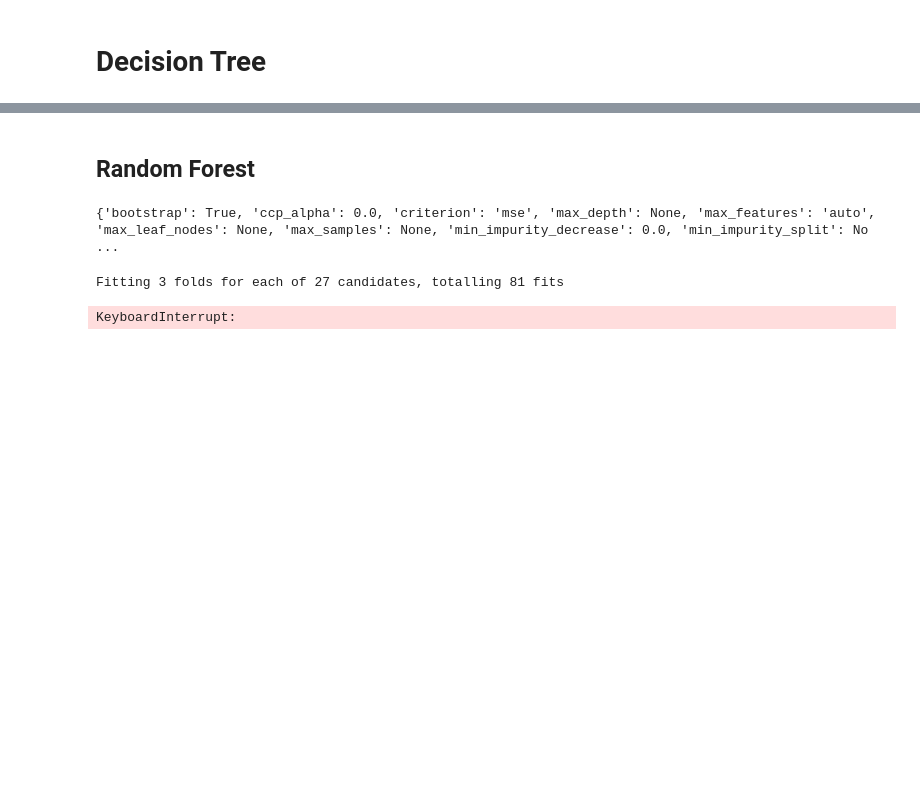
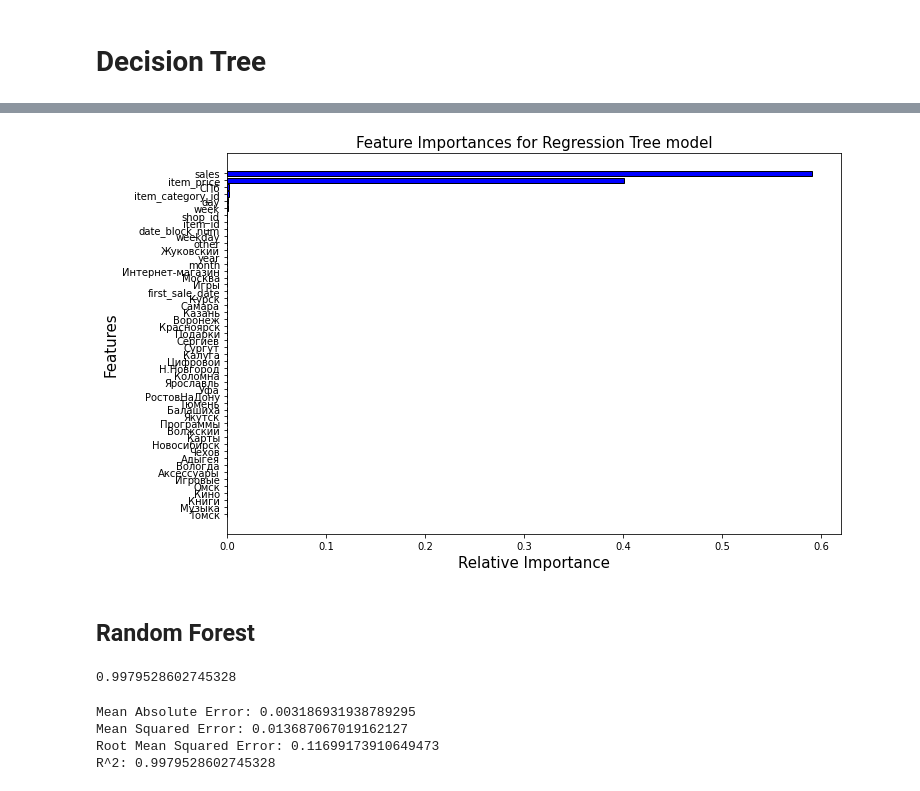
Before and after one commit to SahraR/Springboard, a Jupyter notebook: Capstone Project 3/competitive-data-science-predict-future-sales/Modeling.ipynb, the cells around one changed output, grey strips where cells are left out. Saved outputs shown, nothing was run; the diff lists cells and outputs as text; code cells hidden in the pictures; blank space fills up the shorter version.

```diff
--- a/Capstone Project 3/competitive-data-science-predict-future-sales/Modeling.ipynb
+++ b/Capstone Project 3/competitive-data-science-predict-future-sales/Modeling.ipynb
@@ -333,0 +268,6 @@ Text(0, 0.5, 'Predicted values')
+# %%
+# create feature importance
+tree_df = pd.DataFrame({'Feature Names': X_train.columns, 'Importance': regressor.feature_importances_})
+tree_df = tree_df.sort_values(by='Importance', ascending=True)
+tree_df.reset_index(inplace=True)
+tree_df.tail(20)
@@ -334,43 +292,12 @@ Text(0, 0.5, 'Predicted values')
+# %%
+# Visual comparison:
+plt.figure(figsize=(11,7))
+_= plt.barh(tree_df['Feature Names'], tree_df['Importance'], align='center', color='blue', edgecolor='k')
+plt.xlabel('Relative Importance',fontsize=15)
+plt.ylabel('Features',fontsize=15)
+plt.title('Feature Importances for Regression Tree model', fontsize=15)
+plt.show()
+# %% [output]
+[figure, added]
 # %% [markdown]
 ## Random Forest
-# %%
-# Import RandomForestRegressor
-from sklearn.ensemble import RandomForestRegressor
-
-# Set seed for reproducibility
-SEED = 1
-
-# Instantiate a random forests regressor
-rf = RandomForestRegressor(random_state = SEED)
-
-# Print out hyperparameters
-print(rf.get_params())
-# %% [output]
-{'bootstrap': True, 'ccp_alpha': 0.0, 'criterion': 'mse', 'max_depth': None, 'max_features': 'auto', 'max_leaf_nodes': None, 'max_samples': None, 'min_impurity_decrease': 0.0, 'min_impurity_split': No ...
-# %%
-# Define hyperparameters
-params_rf = {
-        'n_estimators':[100, 350, 500],
-        'max_features':['log2', 'auto', 'sqrt'],
-        'min_samples_leaf':[0.01, 2, 10]}
-
-# Instantiate a k-fold CV grid search object
-grid_rf = GridSearchCV(estimator=rf,
-                       param_grid=params_rf,
-                       scoring='neg_mean_squared_error',
-                       cv=3,
-                       verbose=1,
-                       n_jobs=-1)
-
-# Fit train model
-grid_rf.fit(X_train, y_train)
-
-# Extract best hyperparameters
-best_hyperparams = grid_rf.best_params_
-print('Best hyerparameters:\n', best_hyperparams)
-
-# Extract best model
-best_model = grid_rf.best_estimator_
-# %% [output]
-Fitting 3 folds for each of 27 candidates, totalling 81 fits
-KeyboardInterrupt:
@@ -455,3 +308,19 @@ print ('R-square - train, test: ' + str(r2_tr_rf), str(r2_te_rf))
+# %%
+score_random = random.score(X_test, y_test)
+print(score_random)
+# %% [output]
+0.9979528602745328
+# %%
+# Metrics
+print('Mean Absolute Error:', metrics.mean_absolute_error(y_test, y_pred_random))
+print('Mean Squared Error:', metrics.mean_squared_error(y_test, y_pred_random))
+print('Root Mean Squared Error:', np.sqrt(metrics.mean_squared_error(y_test, y_pred_random)))
+print('R^2:', metrics.r2_score(y_test, y_pred_random))
+# %% [output]
+Mean Absolute Error: 0.003186931938789295
+Mean Squared Error: 0.013687067019162127
+Root Mean Squared Error: 0.11699173910649473
+R^2: 0.9979528602745328
 # %%
 # Plot the predictions against the actual result
 plt.figure(figsize=(8, 5))
```
Also changed, not shown: parts of 25 cells of this notebook.
